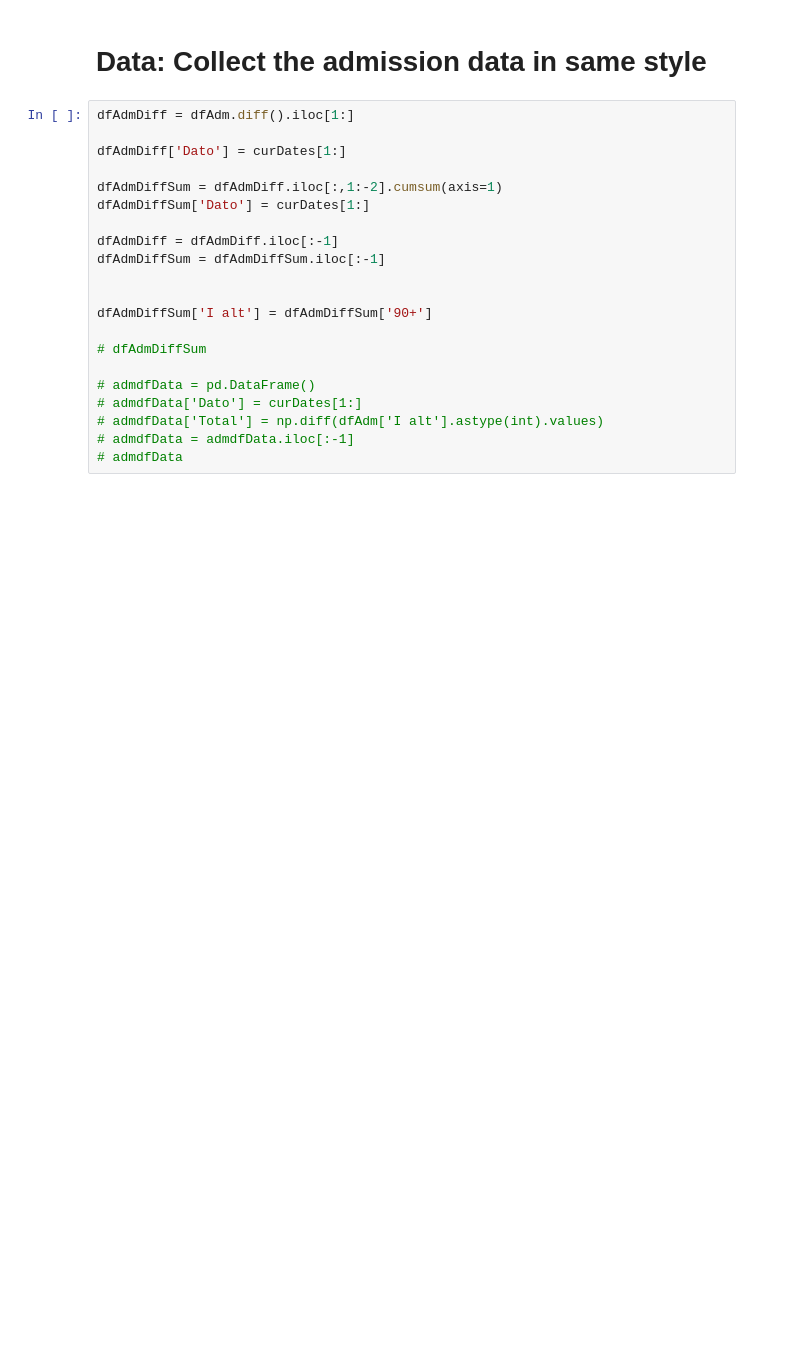
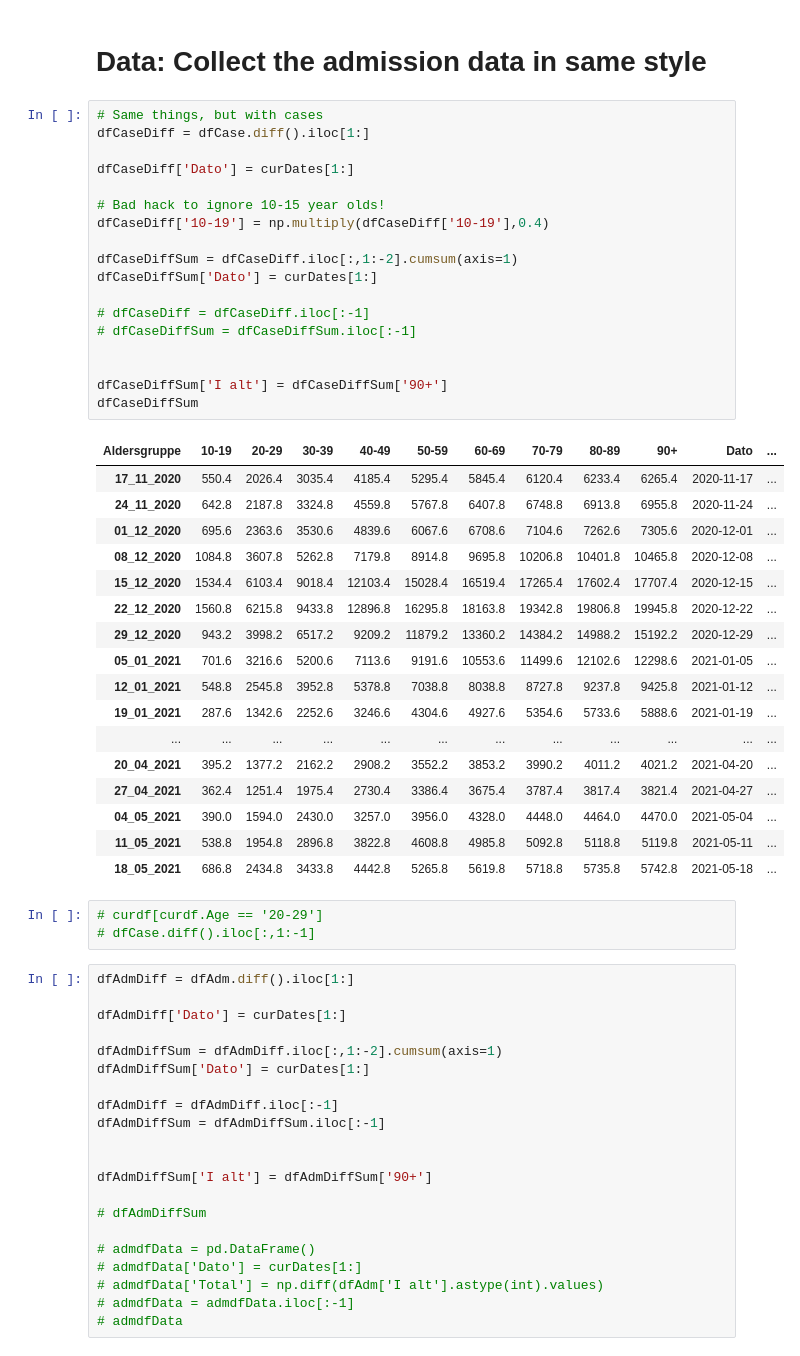
Before and after one commit to PandemiXcenter/PandemiX, a Jupyter notebook: DanskeData/bokeh/RT_fremskrivning_interaktiv.ipynb, the cells around one changed output. Cells and saved outputs as stored; diff of their text form; blank space fills up the shorter version.

```diff
--- a/DanskeData/bokeh/RT_fremskrivning_interaktiv.ipynb
+++ b/DanskeData/bokeh/RT_fremskrivning_interaktiv.ipynb
@@ -65,5 +85,44 @@ for k in range(0,len(curDates)):
 # %% [markdown]
 # Data: Collect the admission data in same style
+# %%
+# Same things, but with cases
+dfCaseDiff = dfCase.diff().iloc[1:]
+
+dfCaseDiff['Dato'] = curDates[1:]
+
+# Bad hack to ignore 10-15 year olds!
+dfCaseDiff['10-19'] = np.multiply(dfCaseDiff['10-19'],0.4)
+
+dfCaseDiffSum = dfCaseDiff.iloc[:,1:-2].cumsum(axis=1)
+dfCaseDiffSum['Dato'] = curDates[1:]
+
+# dfCaseDiff = dfCaseDiff.iloc[:-1]
+# dfCaseDiffSum = dfCaseDiffSum.iloc[:-1]
+
+
+dfCaseDiffSum['I alt'] = dfCaseDiffSum['90+']
+dfCaseDiffSum
+# %% [output]
+| Aldersgruppe | 10-19 | 20-29 | 30-39 | 40-49 | 50-59 | 60-69 | 70-79 | 80-89 | 90+ | Dato | ... |
+| 17_11_2020 | 550.4 | 2026.4 | 3035.4 | 4185.4 | 5295.4 | 5845.4 | 6120.4 | 6233.4 | 6265.4 | 2020-11-17 | ... |
+| 24_11_2020 | 642.8 | 2187.8 | 3324.8 | 4559.8 | 5767.8 | 6407.8 | 6748.8 | 6913.8 | 6955.8 | 2020-11-24 | ... |
+| 01_12_2020 | 695.6 | 2363.6 | 3530.6 | 4839.6 | 6067.6 | 6708.6 | 7104.6 | 7262.6 | 7305.6 | 2020-12-01 | ... |
+| 08_12_2020 | 1084.8 | 3607.8 | 5262.8 | 7179.8 | 8914.8 | 9695.8 | 10206.8 | 10401.8 | 10465.8 | 2020-12-08 | ... |
+| 15_12_2020 | 1534.4 | 6103.4 | 9018.4 | 12103.4 | 15028.4 | 16519.4 | 17265.4 | 17602.4 | 17707.4 | 2020-12-15 | ... |
+| 22_12_2020 | 1560.8 | 6215.8 | 9433.8 | 12896.8 | 16295.8 | 18163.8 | 19342.8 | 19806.8 | 19945.8 | 2020-12-22 | ... |
+| 29_12_2020 | 943.2 | 3998.2 | 6517.2 | 9209.2 | 11879.2 | 13360.2 | 14384.2 | 14988.2 | 15192.2 | 2020-12-29 | ... |
+| 05_01_2021 | 701.6 | 3216.6 | 5200.6 | 7113.6 | 9191.6 | 10553.6 | 11499.6 | 12102.6 | 12298.6 | 2021-01-05 | ... |
+| 12_01_2021 | 548.8 | 2545.8 | 3952.8 | 5378.8 | 7038.8 | 8038.8 | 8727.8 | 9237.8 | 9425.8 | 2021-01-12 | ... |
+| 19_01_2021 | 287.6 | 1342.6 | 2252.6 | 3246.6 | 4304.6 | 4927.6 | 5354.6 | 5733.6 | 5888.6 | 2021-01-19 | ... |
+| ... | ... | ... | ... | ... | ... | ... | ... | ... | ... | ... | ... |
+| 20_04_2021 | 395.2 | 1377.2 | 2162.2 | 2908.2 | 3552.2 | 3853.2 | 3990.2 | 4011.2 | 4021.2 | 2021-04-20 | ... |
+| 27_04_2021 | 362.4 | 1251.4 | 1975.4 | 2730.4 | 3386.4 | 3675.4 | 3787.4 | 3817.4 | 3821.4 | 2021-04-27 | ... |
+| 04_05_2021 | 390.0 | 1594.0 | 2430.0 | 3257.0 | 3956.0 | 4328.0 | 4448.0 | 4464.0 | 4470.0 | 2021-05-04 | ... |
+| 11_05_2021 | 538.8 | 1954.8 | 2896.8 | 3822.8 | 4608.8 | 4985.8 | 5092.8 | 5118.8 | 5119.8 | 2021-05-11 | ... |
+| 18_05_2021 | 686.8 | 2434.8 | 3433.8 | 4442.8 | 5265.8 | 5619.8 | 5718.8 | 5735.8 | 5742.8 | 2021-05-18 | ... |
+# %%
+# curdf[curdf.Age == '20-29']
+# dfCase.diff().iloc[:,1:-1]
 # %%
 dfAdmDiff = dfAdm.diff().iloc[1:]
 
```
Also changed, not shown: parts of 5 cells of this notebook, 2 other files.
